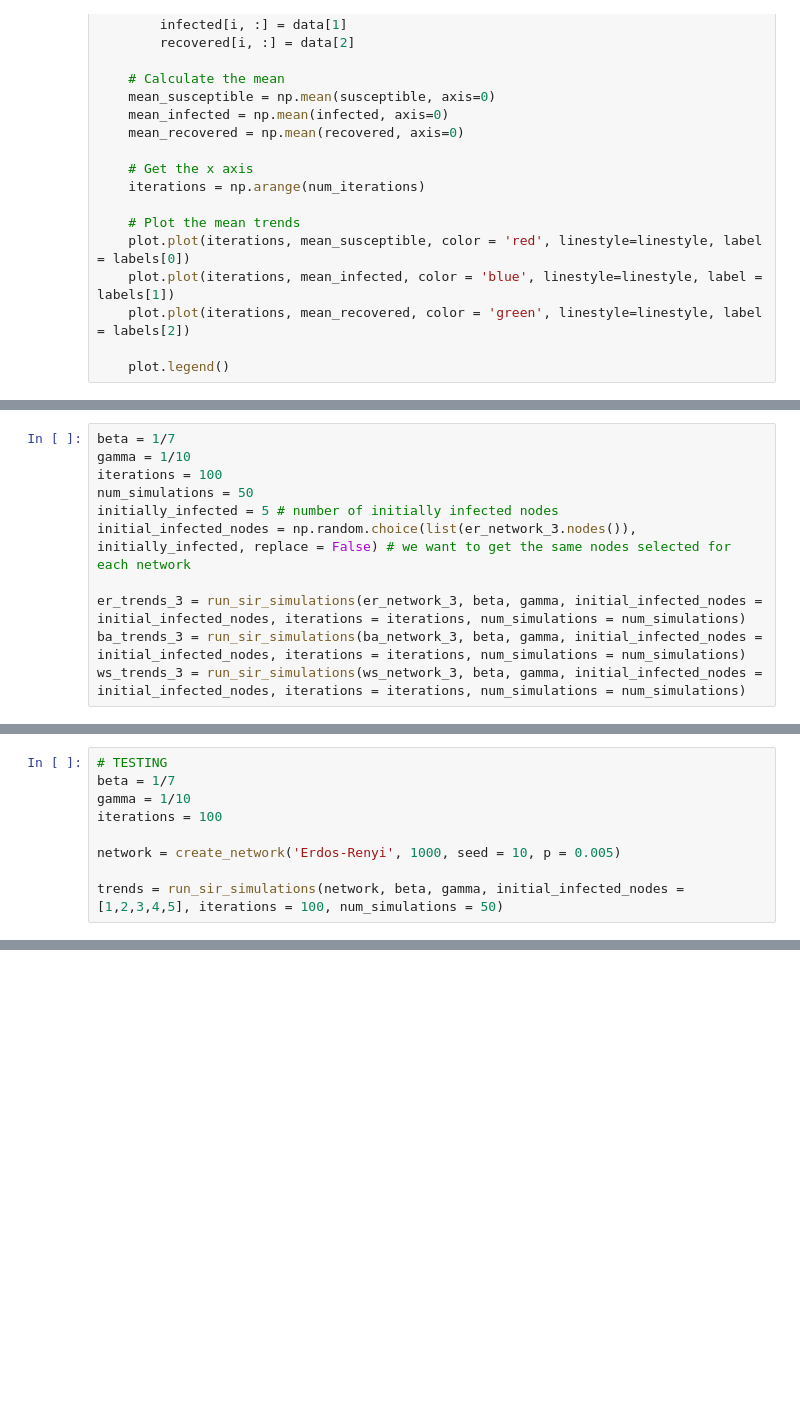
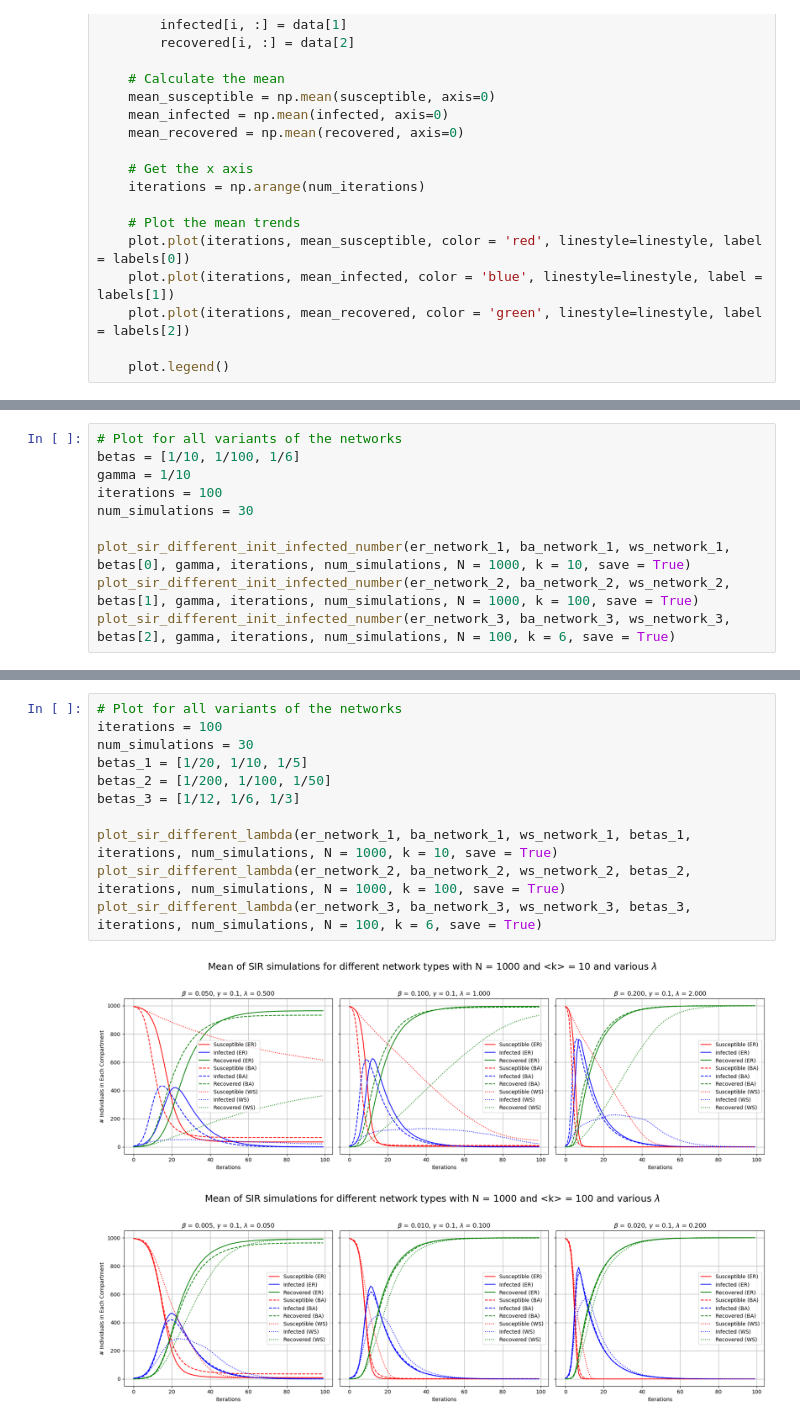
Before and after one commit to kshnva/Intro-CLS-Assignment-2, a Jupyter notebook: new_spatial.ipynb, the cells around one changed output, grey strips where cells are left out. Drawn from its saved outputs; the diff is of its cells as text; blank space fills up the shorter version.

Commit message:
plot_sir_different_lambda tested and done

```diff
--- a/new_spatial.ipynb
+++ b/new_spatial.ipynb
@@ -502,11 +443,0 @@ plt.show()
-# %%
-beta = 1/7
-gamma = 1/10
-iterations = 100
-num_simulations = 50
-initially_infected = 5 # number of initially infected nodes
-initial_infected_nodes = np.random.choice(list(er_network_3.nodes()), initially_infected, replace = False) # we want to get the same nodes selected for each network
-
-er_trends_3 = run_sir_simulations(er_network_3, beta, gamma, initial_infected_nodes = initial_infected_nodes, iterations = iterations, num_simulations = num_simulations)
-ba_trends_3 = run_sir_simulations(ba_network_3, beta, gamma, initial_infected_nodes = initial_infected_nodes, iterations = iterations, num_simulations = num_simulations)
-ws_trends_3 = run_sir_simulations(ws_network_3, beta, gamma, initial_infected_nodes = initial_infected_nodes, iterations = iterations, num_simulations = num_simulations)
@@ -569,9 +443,0 @@ plt.show()
-# %%
-# TESTING
-beta = 1/7
-gamma = 1/10
-iterations = 100
-
-network = create_network('Erdos-Renyi', 1000, seed = 10, p = 0.005)
-
-trends = run_sir_simulations(network, beta, gamma, initial_infected_nodes = [1,2,3,4,5], iterations = 100, num_simulations = 50)
@@ -591,0 +479,10 @@ viz.plot()
+# %%
+# Plot for all variants of the networks
+betas = [1/10, 1/100, 1/6]
+gamma = 1/10
+iterations = 100
+num_simulations = 30
+
+plot_sir_different_init_infected_number(er_network_1, ba_network_1, ws_network_1, betas[0], gamma, iterations, num_simulations, N = 1000, k = 10, save = True)
+plot_sir_different_init_infected_number(er_network_2, ba_network_2, ws_network_2, betas[1], gamma, iterations, num_simulations, N = 1000, k = 100, save = True)
+plot_sir_different_init_infected_number(er_network_3, ba_network_3, ws_network_3, betas[2], gamma, iterations, num_simulations, N = 100, k = 6, save = True)
@@ -591,0 +526,14 @@ viz.plot()
+# %%
+# Plot for all variants of the networks
+iterations = 100
+num_simulations = 30
+betas_1 = [1/20, 1/10, 1/5]
+betas_2 = [1/200, 1/100, 1/50]
+betas_3 = [1/12, 1/6, 1/3]
+
+plot_sir_different_lambda(er_network_1, ba_network_1, ws_network_1, betas_1, iterations, num_simulations, N = 1000, k = 10, save = True)
+plot_sir_different_lambda(er_network_2, ba_network_2, ws_network_2, betas_2, iterations, num_simulations, N = 1000, k = 100, save = True)
+plot_sir_different_lambda(er_network_3, ba_network_3, ws_network_3, betas_3, iterations, num_simulations, N = 100, k = 6, save = True)
+# %% [output]
+[figure, added]
+[figure, added]
```
Also changed, not shown: parts of 28 cells of this notebook, 13 other files.
